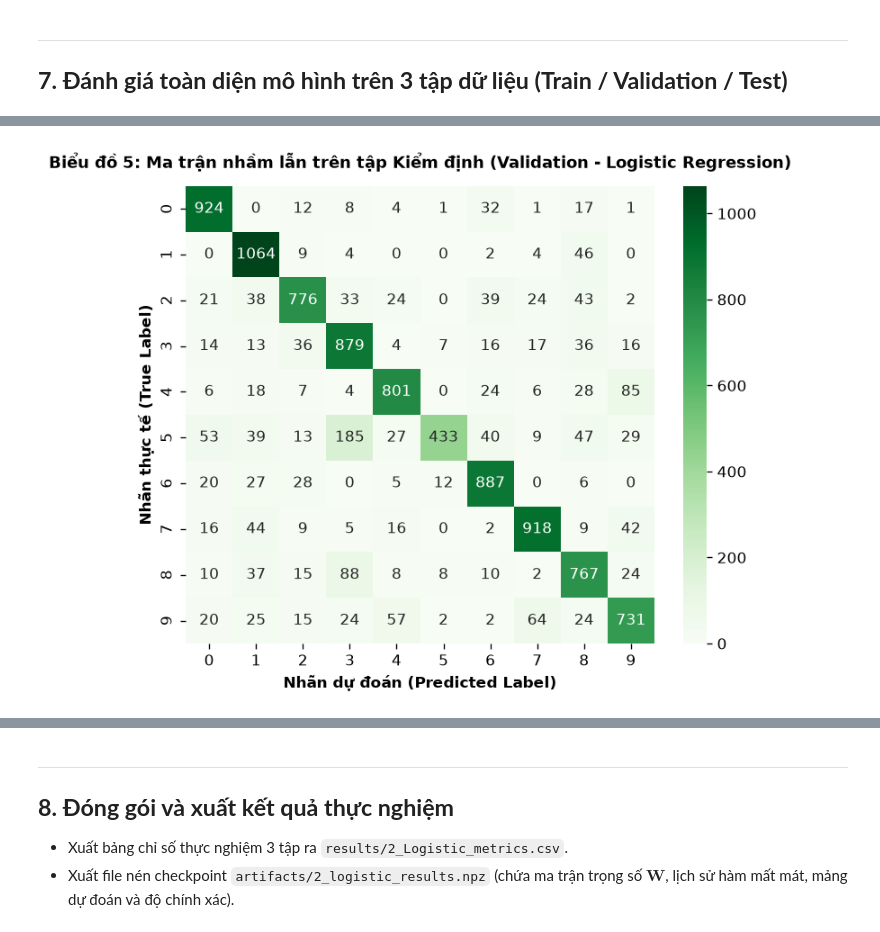
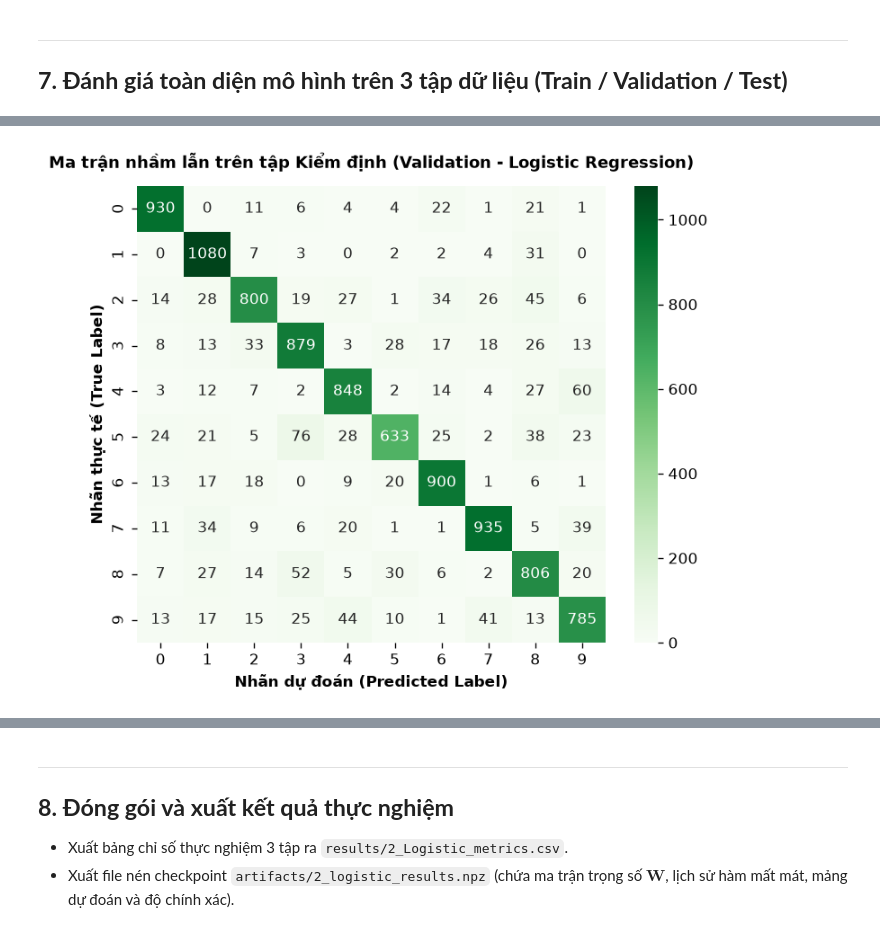
Before and after one commit to gautrangtoidayyy/Pattern-Recognition, a Jupyter notebook: notebook/2_Logistic.ipynb, the cells around one changed output, grey strips where cells are left out. Drawn from its saved outputs; the diff is of its cells as text; code cells hidden in the pictures.

```diff
--- a/notebook/2_Logistic.ipynb
+++ b/notebook/2_Logistic.ipynb
@@ -451,7 +451,7 @@ Sau khi xác định siêu tham số tối ưu $\eta^* = 0.5$, ta tiến hành:
 3. Ghép véc-tơ trọng số của 10 mô hình con thành ma trận trọng số $\mathbf{W} \in \mathbb{R}^{785 \times 10}$, tái cấu trúc thành 10 ảnh kích thước $28 \times 28$ để quan sát **Bản đồ nhiệt khuôn mẫu nhận thức 10 chữ số** (**Biểu đồ 3**).
 # %%
 # HUẤN LUYỆN MÔ HÌNH TỐI ƯU & ĐO ĐẠC THỜI GIAN
-best_lr = 0.1
+best_lr = 0.5
 max_epochs = 30
 
 print(f"--- HUẤN LUYỆN LOGISTIC REGRESSION ONE-VS-REST TỐI ƯU (eta = {best_lr}, max_epochs = {max_epochs}) ---")
@@ -661,19 +661,19 @@ plt.show()
 # %%
 # (Biểu đồ 5 - Logistic): MA TRẬN NHẦM LẪN TẬP KIỂM ĐỊNH (VALIDATION)
 
 cm_val_lr = confusion_matrix(y_val, preds_val_lr)
 plt.figure(figsize=(7, 5.5))
 sns.heatmap(cm_val_lr, annot=True, fmt="d", cmap="Greens", cbar=True,
             xticklabels=range(10), yticklabels=range(10))
-plt.title("Biểu đồ 5: Ma trận nhầm lẫn trên tập Kiểm định (Validation - Logistic Regression)", fontsize=11, fontweight="bold", pad=12)
+plt.title("Ma trận nhầm lẫn trên tập Kiểm định (Validation - Logistic Regression)", fontsize=11, fontweight="bold", pad=12)
 plt.xlabel("Nhãn dự đoán (Predicted Label)", fontsize=10, fontweight="bold")
 plt.ylabel("Nhãn thực tế (True Label)", fontsize=10, fontweight="bold")
 
 fig_path_5 = FIGURES_DIR / "2_05_logistic_confusion_val.png"
 plt.savefig(fig_path_5, bbox_inches="tight", dpi=150)
 plt.show()
 # %% [output]
-[figure, old version]
+[figure, new version]
 # %%
 # (Biểu đồ 6 - Logistic): MA TRẬN NHẦM LẪN TẬP KIỂM THỬ (TEST)
 
```
Also changed, not shown: parts of 15 cells of this notebook, 34 other files.
